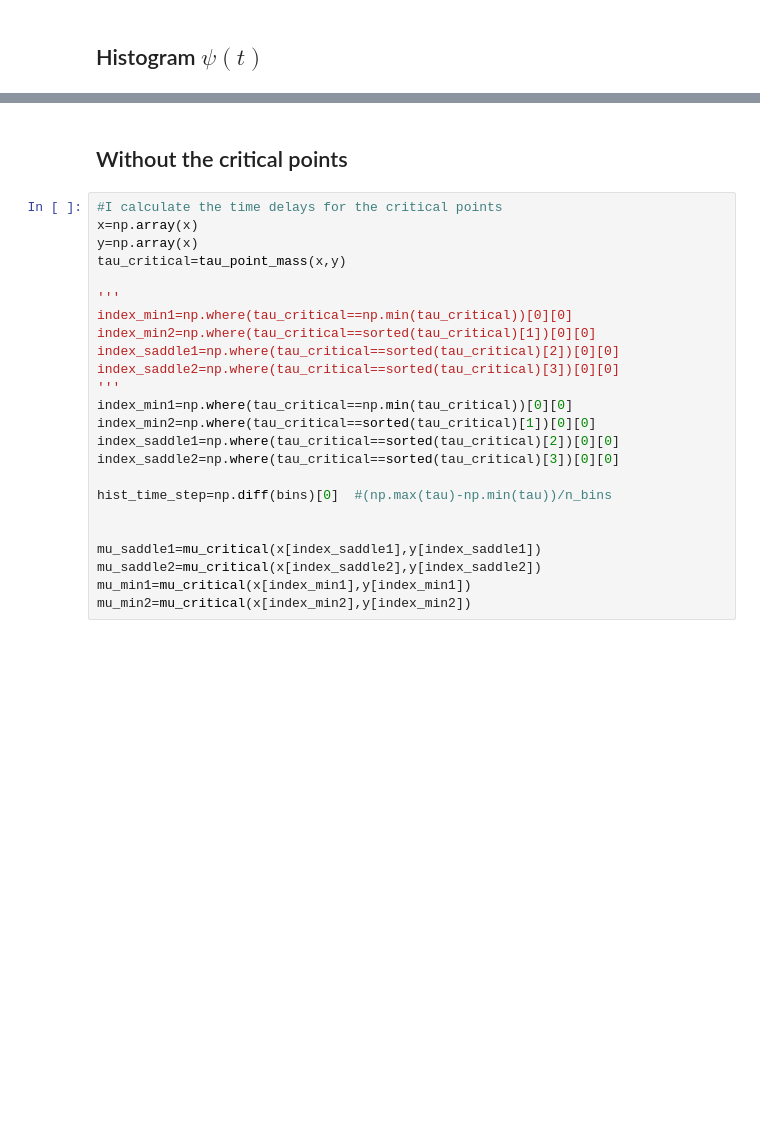
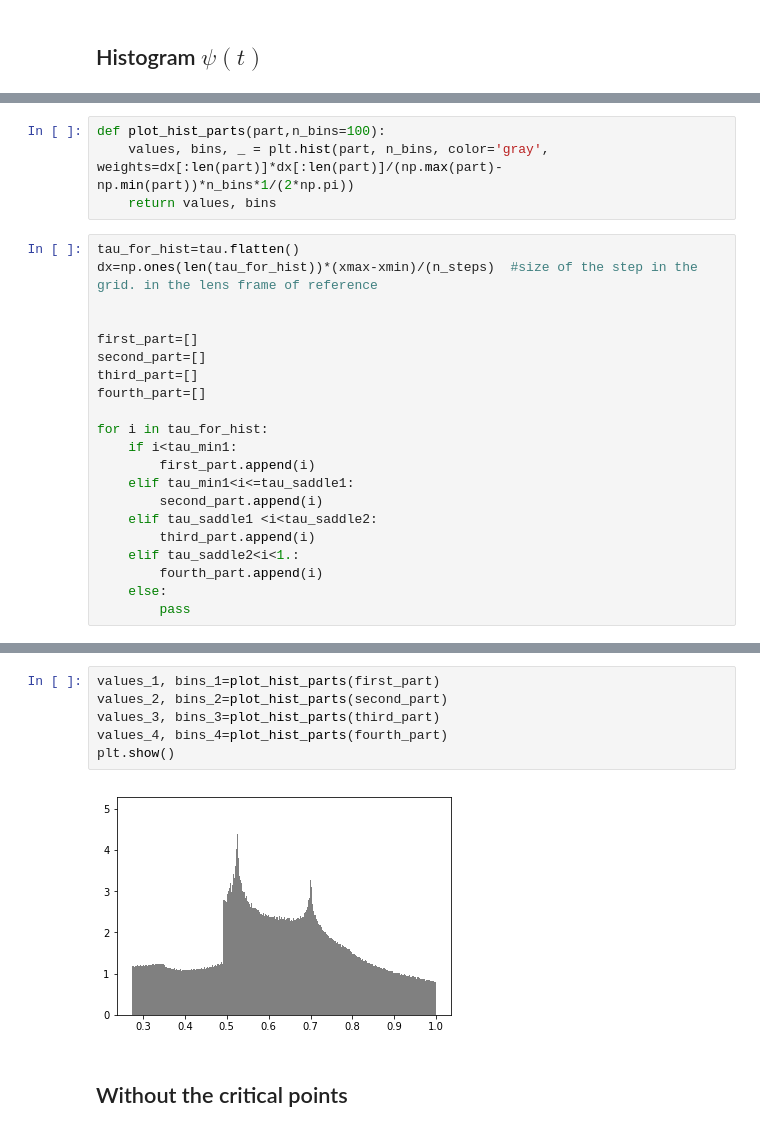
Before and after one commit to margres/Master-thesis, a Jupyter notebook: Contour_integral.ipynb, the cells around one changed output, grey strips where cells are left out. Drawn from its saved outputs; the diff is of its cells as text; blank space fills up the shorter version.

```diff
--- a/Contour_integral.ipynb
+++ b/Contour_integral.ipynb
@@ -169,0 +177,25 @@ plt.show()
+# %%
+def plot_hist_parts(part,n_bins=100):
+    values, bins, _ = plt.hist(part, n_bins, color='gray', weights=dx[:len(part)]*dx[:len(part)]/(np.max(part)-np.min(part))*n_bins*1/(2*np.pi))
+    return values, bins
+# %%
+tau_for_hist=tau.flatten()
+dx=np.ones(len(tau_for_hist))*(xmax-xmin)/(n_steps)  #size of the step in the grid. in the lens frame of reference
+
+
+first_part=[]
+second_part=[]
+third_part=[]
+fourth_part=[]
+
+for i in tau_for_hist:
+    if i<tau_min1:
+        first_part.append(i)
+    elif tau_min1<i<=tau_saddle1:
+        second_part.append(i)
+    elif tau_saddle1 <i<tau_saddle2:
+        third_part.append(i)
+    elif tau_saddle2<i<1.:
+        fourth_part.append(i)
+    else:
+        pass
@@ -170,26 +206,10 @@ plt.show()
+# %%
+values_1, bins_1=plot_hist_parts(first_part)
+values_2, bins_2=plot_hist_parts(second_part)
+values_3, bins_3=plot_hist_parts(third_part)
+values_4, bins_4=plot_hist_parts(fourth_part)
+plt.show()
+# %% [output]
+[figure, added]
 # %% [markdown]
 ## Without the critical points
-# %%
-#I calculate the time delays for the critical points
-x=np.array(x)
-y=np.array(x)
-tau_critical=tau_point_mass(x,y)
-
-'''
-index_min1=np.where(tau_critical==np.min(tau_critical))[0][0]
-index_min2=np.where(tau_critical==sorted(tau_critical)[1])[0][0]
-index_saddle1=np.where(tau_critical==sorted(tau_critical)[2])[0][0]
-index_saddle2=np.where(tau_critical==sorted(tau_critical)[3])[0][0]
-'''
-index_min1=np.where(tau_critical==np.min(tau_critical))[0][0]
-index_min2=np.where(tau_critical==sorted(tau_critical)[1])[0][0]
-index_saddle1=np.where(tau_critical==sorted(tau_critical)[2])[0][0]
-index_saddle2=np.where(tau_critical==sorted(tau_critical)[3])[0][0]
-
-hist_time_step=np.diff(bins)[0]  #(np.max(tau)-np.min(tau))/n_bins
-
-
-mu_saddle1=mu_critical(x[index_saddle1],y[index_saddle1])
-mu_saddle2=mu_critical(x[index_saddle2],y[index_saddle2])
-mu_min1=mu_critical(x[index_min1],y[index_min1])
-mu_min2=mu_critical(x[index_min2],y[index_min2])
```
Also changed, not shown: parts of 65 cells of this notebook, 9 other files.
